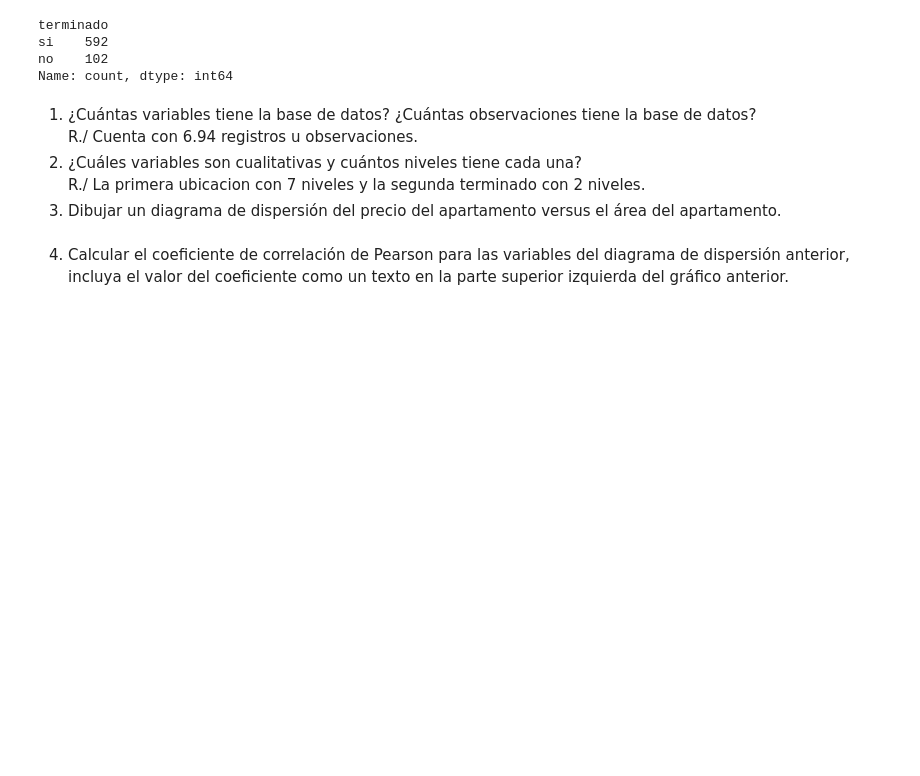
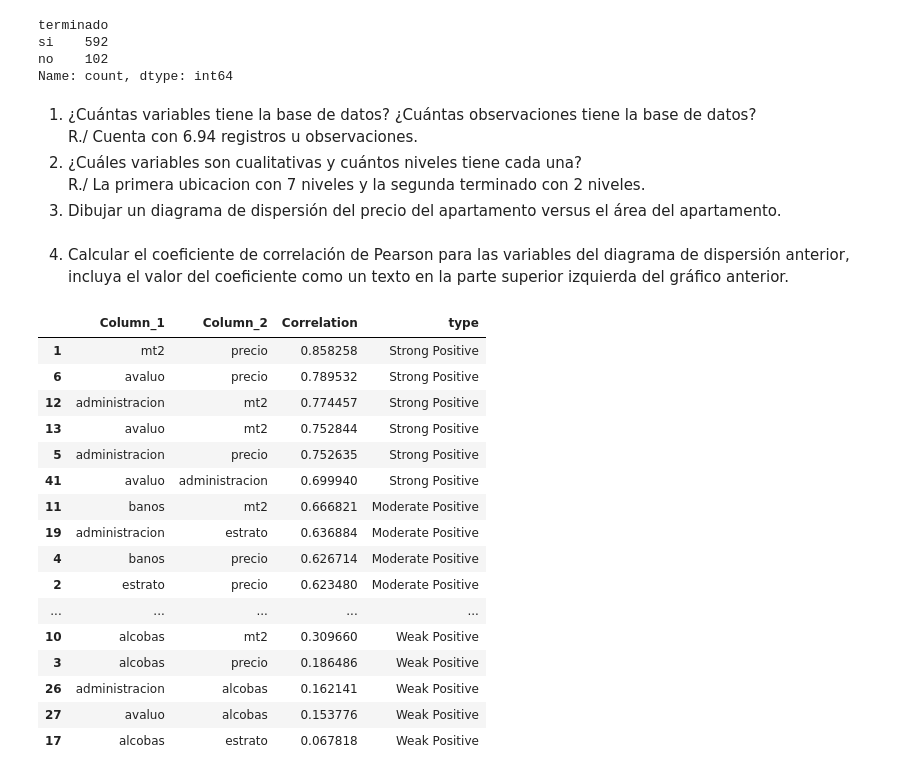
Before and after one commit to oecorrechag/regression, a Jupyter notebook: notebooks/01_seccion/1.1 Introduccion/1.1.6. Activities4.ipynb, the cells around one changed output. Saved outputs shown, nothing was run; the diff lists cells and outputs as text; code cells hidden in the pictures; blank space fills up the shorter version.

```diff
--- a/notebooks/01_seccion/1.1 Introduccion/1.1.6. Activities4.ipynb
+++ b/notebooks/01_seccion/1.1 Introduccion/1.1.6. Activities4.ipynb
@@ -85,3 +96,25 @@ fig = px.scatter(df, x='mt2', y='avaluo')
 fig.show()
 # %% [markdown]
 4. Calcular el coeficiente de correlación de Pearson para las variables del diagrama de dispersión anterior, incluya el valor del coeficiente como un texto en la parte superior izquierda del gráfico anterior.
+# %%
+salida_correlations = df_correlations(df.drop(['id_sample', 'ubicacion', 'balcon', 'parqueadero', 'terminado'],
+                                              axis=1), sort_by_distance=True)
+salida_correlations
+# %% [output]
+|  | Column_1 | Column_2 | Correlation | type |
+| 1 | mt2 | precio | 0.858258 | Strong Positive |
+| 6 | avaluo | precio | 0.789532 | Strong Positive |
+| 12 | administracion | mt2 | 0.774457 | Strong Positive |
+| 13 | avaluo | mt2 | 0.752844 | Strong Positive |
+| 5 | administracion | precio | 0.752635 | Strong Positive |
+| 41 | avaluo | administracion | 0.699940 | Strong Positive |
+| 11 | banos | mt2 | 0.666821 | Moderate Positive |
+| 19 | administracion | estrato | 0.636884 | Moderate Positive |
+| 4 | banos | precio | 0.626714 | Moderate Positive |
+| 2 | estrato | precio | 0.623480 | Moderate Positive |
+| ... | ... | ... | ... | ... |
+| 10 | alcobas | mt2 | 0.309660 | Weak Positive |
+| 3 | alcobas | precio | 0.186486 | Weak Positive |
+| 26 | administracion | alcobas | 0.162141 | Weak Positive |
+| 27 | avaluo | alcobas | 0.153776 | Weak Positive |
+| 17 | alcobas | estrato | 0.067818 | Weak Positive |
```
Also changed, not shown: parts of 6 cells of this notebook.
